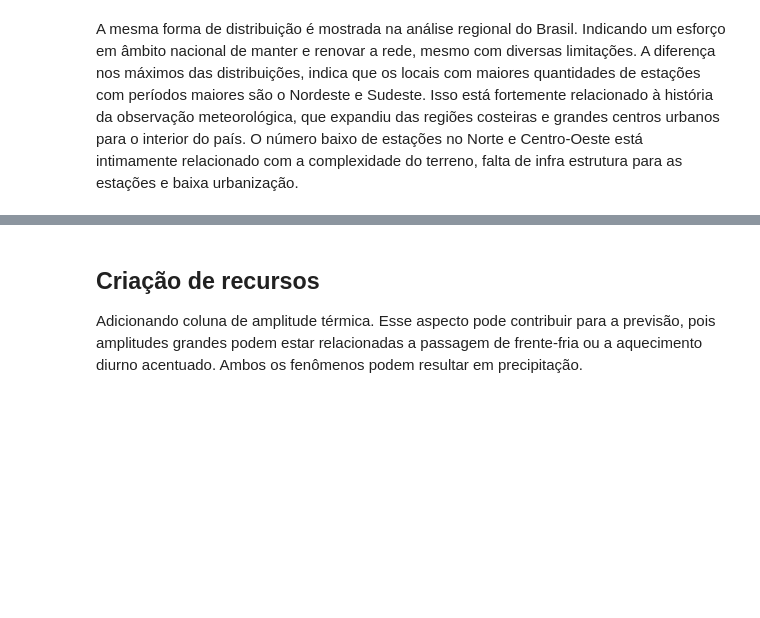
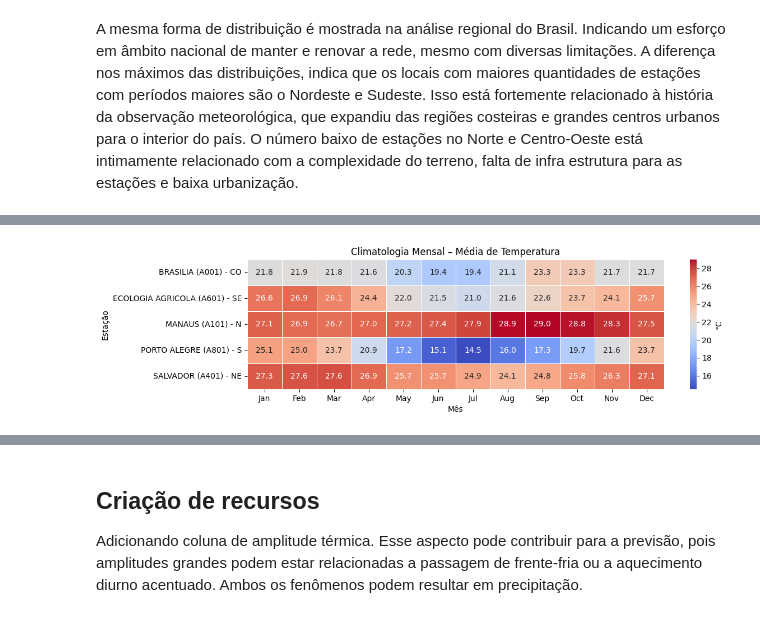
Before and after one commit to marcolinomsn/data_processing, a Jupyter notebook: Análise_de_Dados_e_Boas_Práticas_(40530010055_20250_01).ipynb, the cells around one changed output, grey strips where cells are left out. Drawn from its saved outputs; the diff is of its cells as text; code cells hidden in the pictures; blank space fills up the shorter version.

```diff
--- a/Análise_de_Dados_e_Boas_Práticas_(40530010055_20250_01).ipynb
+++ b/Análise_de_Dados_e_Boas_Práticas_(40530010055_20250_01).ipynb
@@ -514,0 +556,4 @@ Primeira estação válida: A601
+# %%
+heatmap_plot(valid_dataset, "temperature", "°C", "Média de Temperatura")
+# %% [output]
+[figure, added]
```
Also changed, not shown: parts of 81 cells of this notebook.
